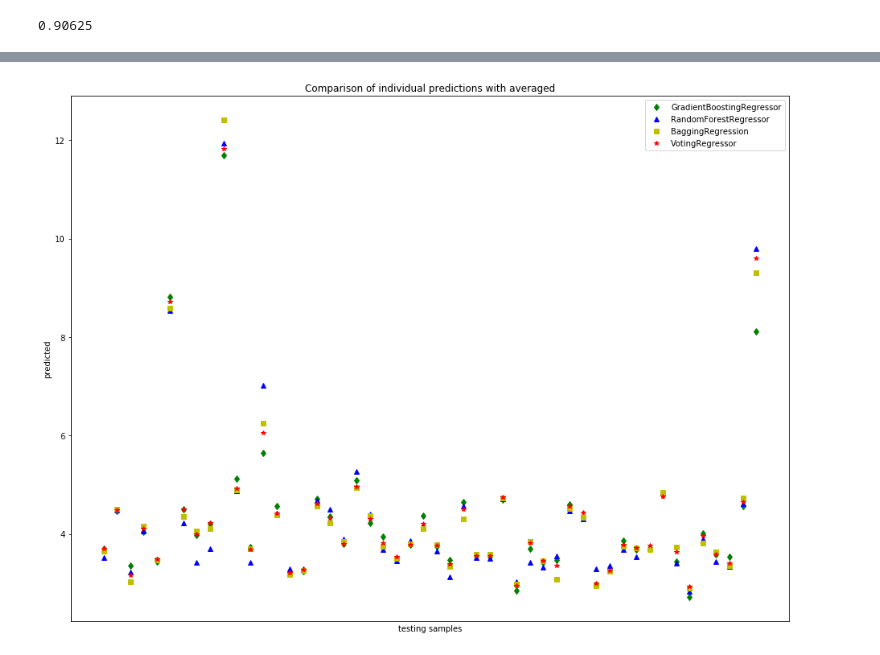
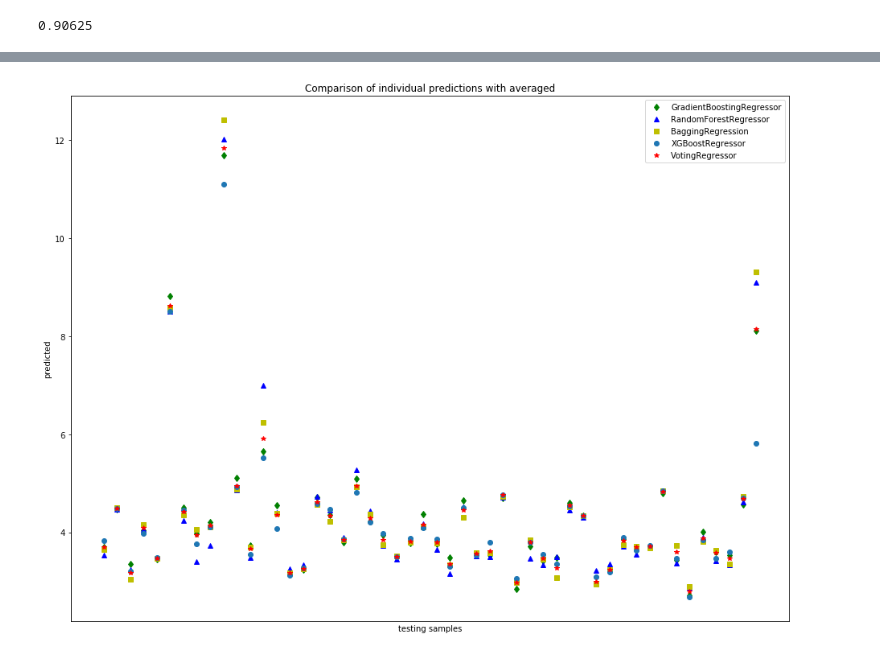
Before and after one commit to sanguis09/Capstone-project, a Jupyter notebook: src/Data Exploration.ipynb, the cells around one changed output, grey strips where cells are left out. Drawn from its saved outputs; the diff is of its cells as text; code cells hidden in the pictures.

Commit message:
update models

```diff
--- a/src/Data Exploration.ipynb
+++ b/src/Data Exploration.ipynb
@@ -769,0 +785,14 @@ check_accuracy(MI_bag_cv)
+# %%
+#13. XGboost
+start_time = time.time() #timing
+parameters = {
+    "colsample_bytree": [0.6, 0.8, 1.0],
+    "max_depth": [3,4,5],
+    'min_child_weight': [1, 3, 5],
+    'gamma': [0.5, 1, 1.5, 2],
+    "n_estimators":[100],
+    "n_jobs":[-1]
+    }
+xgb_cv = GridSearchCV(xgb.XGBRegressor(), parameters, cv=10)
+xgb_cv.fit(X_train, Y_train)
+print("--- %s seconds ---" % (time.time() - start_time))
@@ -769,0 +803,14 @@ check_accuracy(MI_bag_cv)
+# %%
+#fit model with larger n estimators
+xgb_cv1 = xgb.XGBRegressor(base_score=0.5, booster='gbtree',
+                                    colsample_bylevel=1, colsample_bytree=1,
+                                    gamma=0, learning_rate=0.1,
+                                    max_delta_step=0, max_depth=3,
+                                    min_child_weight=1, missing=None,
+                                    n_estimators=500, n_jobs=1, nthread=None,
+                                    objective='reg:linear', random_state=0,
+                                    reg_alpha=0, reg_lambda=1,
+                                    scale_pos_weight=1, seed=None, silent=True,
+                                    subsample=1)
+xgb_cv1.fit(X_train, Y_train)
+xgb_cv1.score(X_train, Y_train)
@@ -769,0 +819,5 @@ check_accuracy(MI_bag_cv)
+# %%
+#predict
+MI_xgb = xgb_cv1.predict(X_test)
+#check rmse
+mean_squared_error(test['MI'], MI_xgb)
@@ -770,6 +832,6 @@ check_accuracy(MI_bag_cv)
 # %%
 #14. voting regressor with 3 tree models
-vote = VotingRegressor(estimators=[('bg', bagging_cv),('gb', boosting_cv1), ('rf', random_forest)])
+vote = VotingRegressor(estimators=[('bg', bagging_cv1),('gb', boosting_cv1), ('rf', random_forest), ('xgb', xgb_cv1)])
 vote.fit(X_train, Y_train)
 vote.score(X_train, Y_train)
 # %% [output]
@@ -790,17 +852,18 @@ check_accuracy(MI_vote)
 # %%
 #plot voting regressor
 fig=plt.gcf()
 fig.set_size_inches(16,12)
 plt.plot(MI_gb_cv[:50], 'gd', label='GradientBoostingRegressor')
 plt.plot(MI_rf2[:50], 'b^', label='RandomForestRegressor')
 plt.plot(MI_bag_cv[:50], 'ys', label='BaggingRegression')
+plt.plot(MI_xgb[:50], 'o', label='XGBoostRegressor')
 plt.plot(MI_vote[:50], 'r*', label='VotingRegressor')
 plt.tick_params(axis='x', which='both', bottom=False, top=False,
                 labelbottom=False)
 plt.ylabel('predicted')
 plt.xlabel('testing samples')
 plt.legend(loc="best")
 plt.title('Comparison of individual predictions with averaged')
 plt.show()
 # %% [output]
-[figure, old version]
+[figure, new version]
```
Also changed, not shown: parts of 42 cells of this notebook.
